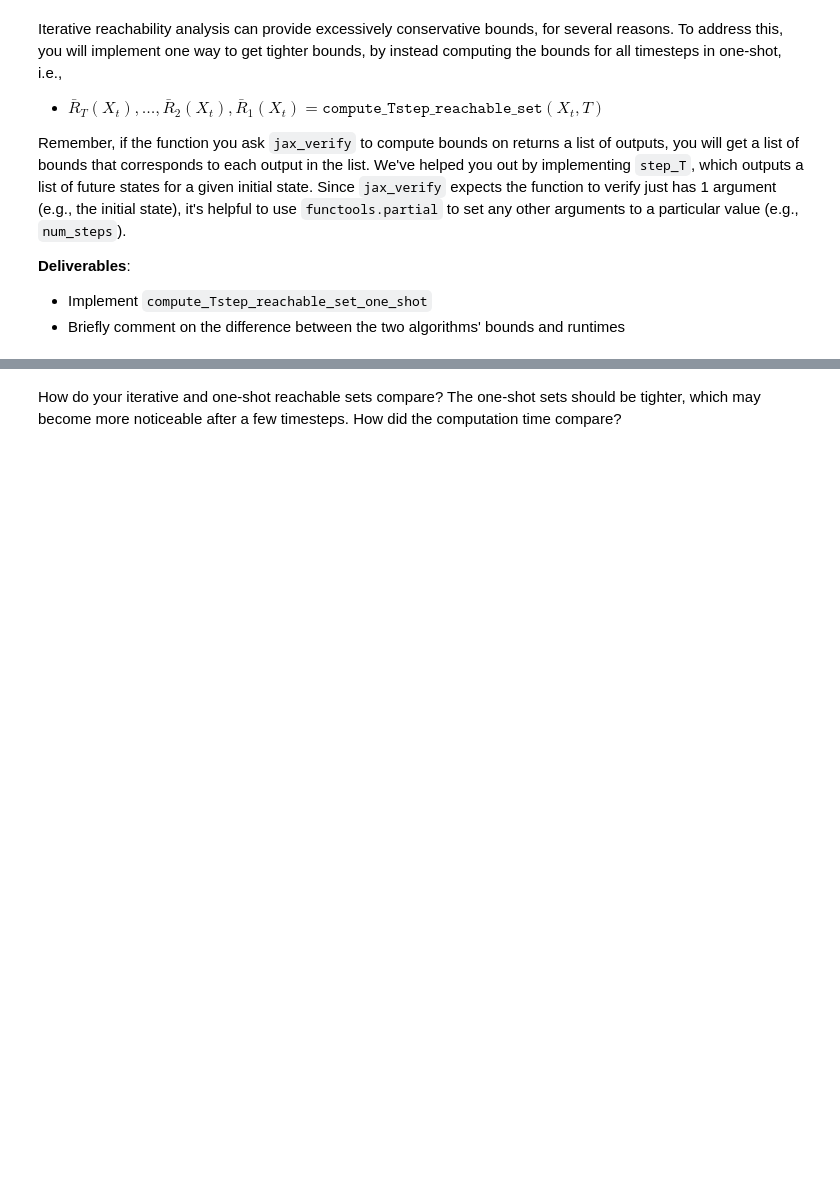
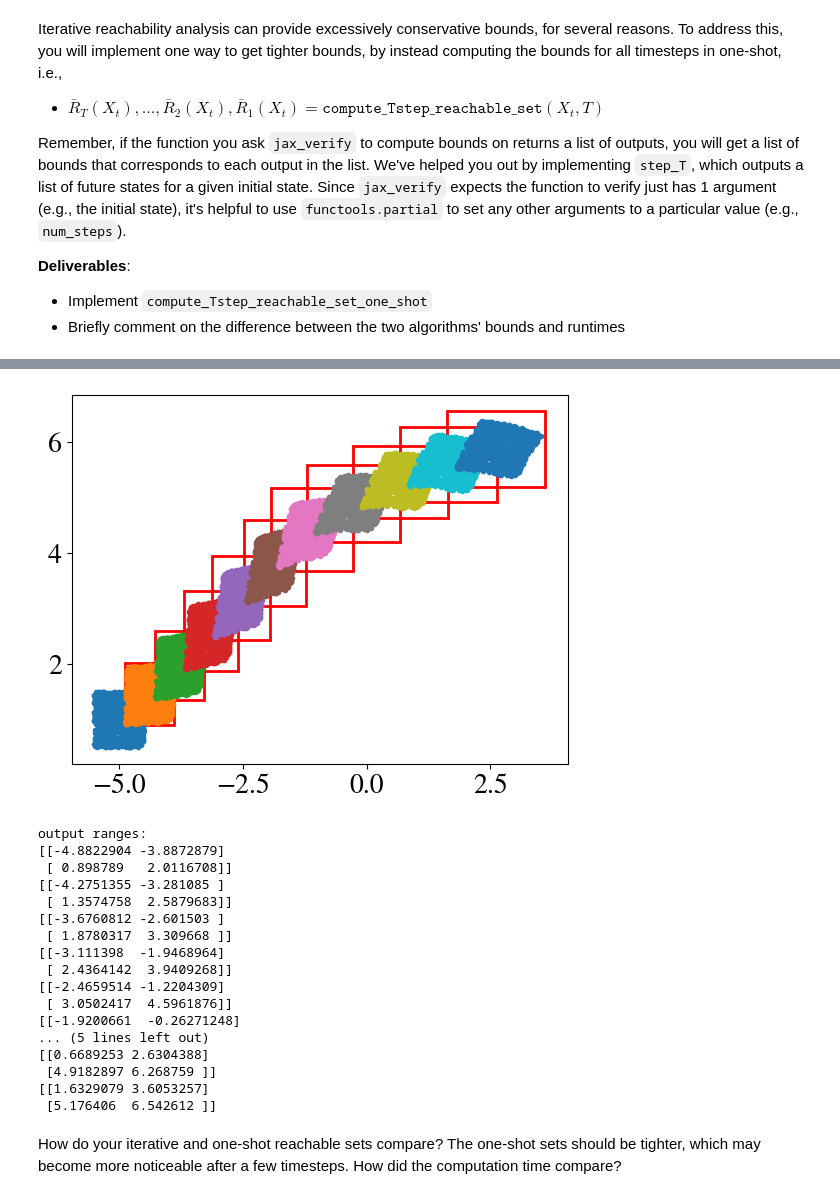
Before and after one commit to kmuenpra/EECE7268, a Jupyter notebook: EECE_CS_7268_HW3.ipynb, the cells around one changed output, grey strips where cells are left out. Cells and saved outputs as stored; diff of their text form; code cells hidden in the pictures; blank space fills up the shorter version.

```diff
--- a/EECE_CS_7268_HW3.ipynb
+++ b/EECE_CS_7268_HW3.ipynb
@@ -328,24 +364,70 @@ step_fn(np.array([[-5., 0.]]))
 # %%
 def compute_Tstep_reachable_set_one_shot(initial_state_range: np.ndarray, step_fn: Callable, num_steps: int) -> np.ndarray:
   #
   # initial_state_range: (num_states, 2) array containing min/max per state
   # step_fn: function that accepts array of state samples at initial timestep and returns list of state samples at times [t+1, ..., t+num_steps]
   # num_steps: non-negative integer
   #
   # Return:
   # - list of state_ranges at times [t+1, t+2, ..., t+num_steps]
   #  i.e., [(num_states, 2)_t=t+1, ..., (num_states, 2)_t=t+T]
 
   # TODO: implement this using
 
+  # Build bound propagation graph
+  def bound_fn(x):
+
+      a = step_fn(x, num_steps)
+      return a[-1]
+
+  # Wrap into IntervalBound
+  inp_lower = initial_state_range[:, 0]
+  inp_upper = initial_state_range[:, 1]
+  input_bound = jax_verify.IntervalBound(inp_lower, inp_upper)
+
+
+  # Propagate bounds
+  output_bound = jax_verify.backward_crown_bound_propagation(
+    step_fn, input_bound)
+
+  output_range_list = []
+
+  for b in output_bound:
+      # Each element b should be an IntervalBound object
+      np_range = jax_interval_to_np_range(b)
+      output_range_list.append(np_range)
+
+  # Optionally stack all together (if shapes align)
+  output_range = np.stack(output_range_list, axis=0)
+
+
   return output_range
 
 output_ranges = compute_Tstep_reachable_set_one_shot(initial_state_range, step_fn, num_steps)
 plot_Tstep_samples_and_bounds(initial_state_range, step_1, num_steps, bounds=output_ranges)
 
 print('output ranges:')
 for output_range in output_ranges:
   print(output_range)
+# %% [output]
+[figure, added]
+output ranges:
+[[-4.8822904 -3.8872879]
+ [ 0.898789   2.0116708]]
+[[-4.2751355 -3.281085 ]
+ [ 1.3574758  2.5879683]]
+[[-3.6760812 -2.601503 ]
+ [ 1.8780317  3.309668 ]]
+[[-3.111398  -1.9468964]
+ [ 2.4364142  3.9409268]]
+[[-2.4659514 -1.2204309]
+ [ 3.0502417  4.5961876]]
+[[-1.9200661  -0.26271248]
+... (5 lines left out)
+[[0.6689253 2.6304388]
+ [4.9182897 6.268759 ]]
+[[1.6329079 3.6053257]
+ [5.176406  6.542612 ]]
 # %% [markdown]
 How do your iterative and one-shot reachable sets compare? The one-shot sets should be tighter, which may become more noticeable after a few timesteps. How did the computation time compare?
 # %% [markdown]
```
Also changed, not shown: parts of 5 cells of this notebook.
